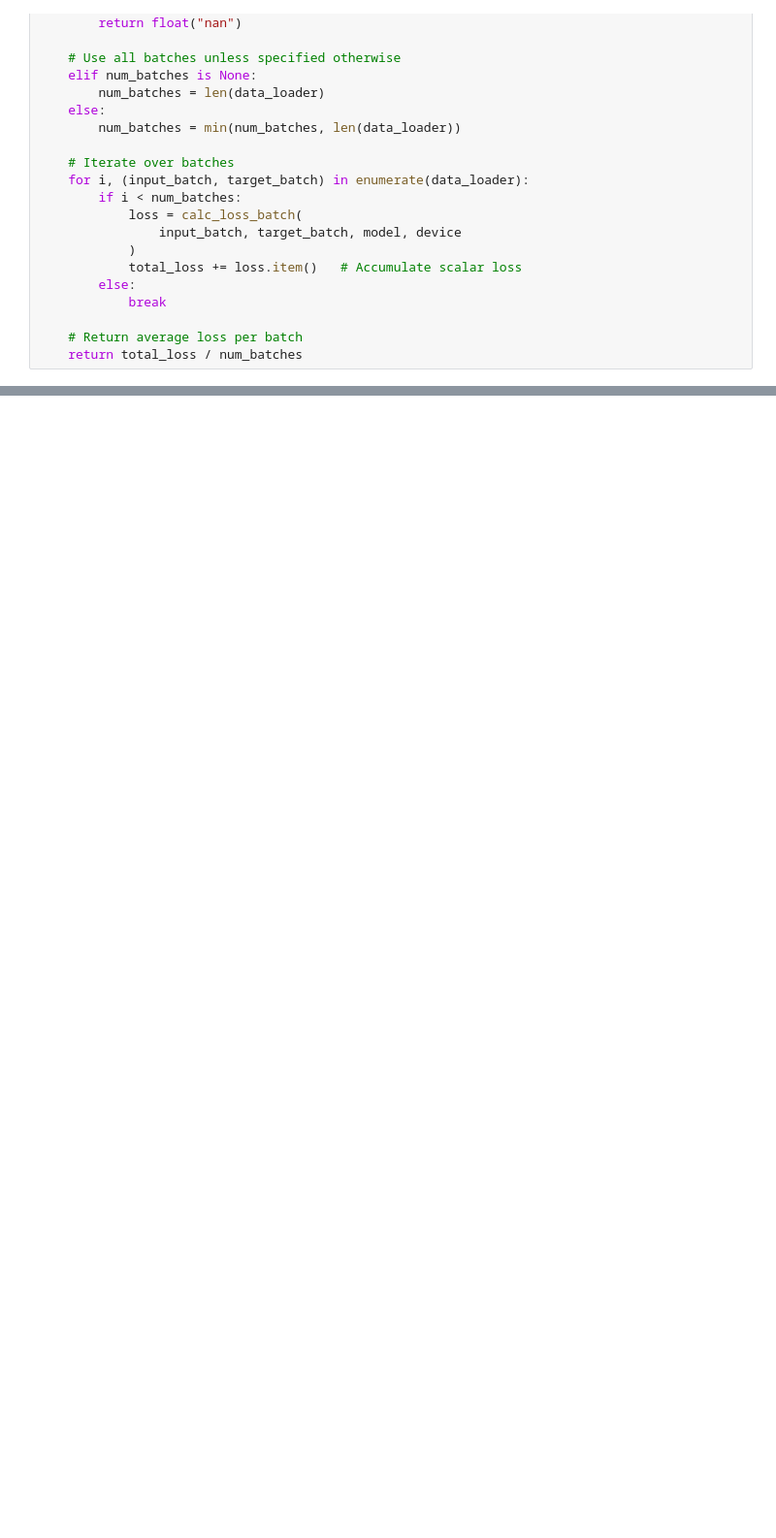
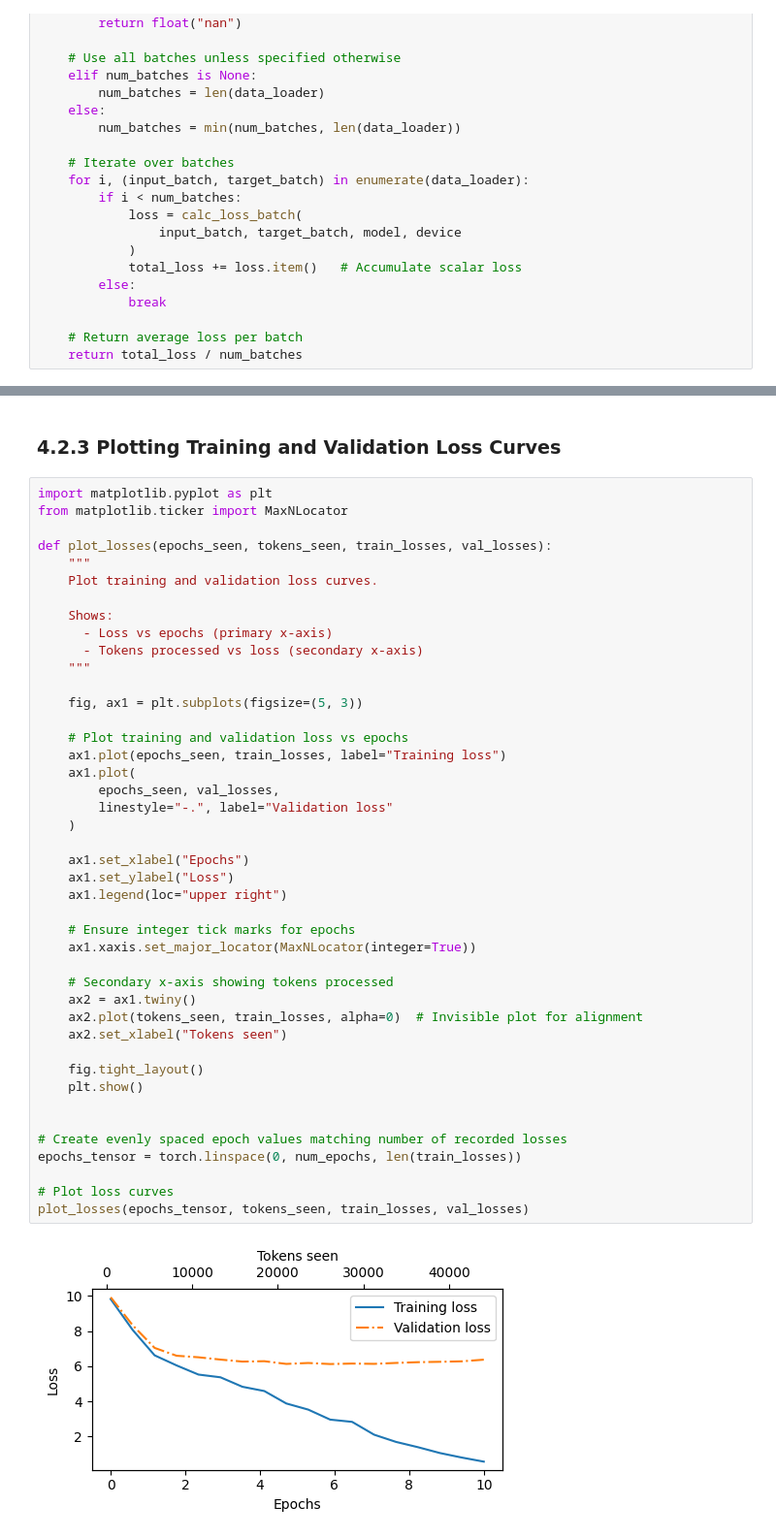
Before and after one commit to GalHavshush/LLM-from-scratch, a Jupyter notebook: notebooks/04_pretraining_on_unlabeled_data.ipynb, the cells around one changed output, grey strips where cells are left out. Shown at 97% size. Saved outputs shown, nothing was run; the diff lists cells and outputs as text; blank space fills up the shorter version.

Commit message:
update 04 Training the LLM

```diff
--- a/notebooks/04_pretraining_on_unlabeled_data.ipynb
+++ b/notebooks/04_pretraining_on_unlabeled_data.ipynb
@@ -329,0 +522,47 @@ Validation loss: 10.98110580444336
+# %% [markdown]
+### 4.2.3 Plotting Training and Validation Loss Curves
+# %%
+import matplotlib.pyplot as plt
+from matplotlib.ticker import MaxNLocator
+
+def plot_losses(epochs_seen, tokens_seen, train_losses, val_losses):
+    """
+    Plot training and validation loss curves.
+
+    Shows:
+      - Loss vs epochs (primary x-axis)
+      - Tokens processed vs loss (secondary x-axis)
+    """
+
+    fig, ax1 = plt.subplots(figsize=(5, 3))
+
+    # Plot training and validation loss vs epochs
+    ax1.plot(epochs_seen, train_losses, label="Training loss")
+    ax1.plot(
+        epochs_seen, val_losses,
+        linestyle="-.", label="Validation loss"
+    )
+
+    ax1.set_xlabel("Epochs")
+    ax1.set_ylabel("Loss")
+    ax1.legend(loc="upper right")
+
+    # Ensure integer tick marks for epochs
+    ax1.xaxis.set_major_locator(MaxNLocator(integer=True))
+
+    # Secondary x-axis showing tokens processed
+    ax2 = ax1.twiny()
+    ax2.plot(tokens_seen, train_losses, alpha=0)  # Invisible plot for alignment
+    ax2.set_xlabel("Tokens seen")
+
+    fig.tight_layout()
+    plt.show()
+
+
+# Create evenly spaced epoch values matching number of recorded losses
+epochs_tensor = torch.linspace(0, num_epochs, len(train_losses))
+
+# Plot loss curves
+plot_losses(epochs_tensor, tokens_seen, train_losses, val_losses)
+# %% [output]
+[figure, added]
```
Also changed, not shown: parts of 10 cells of this notebook.
